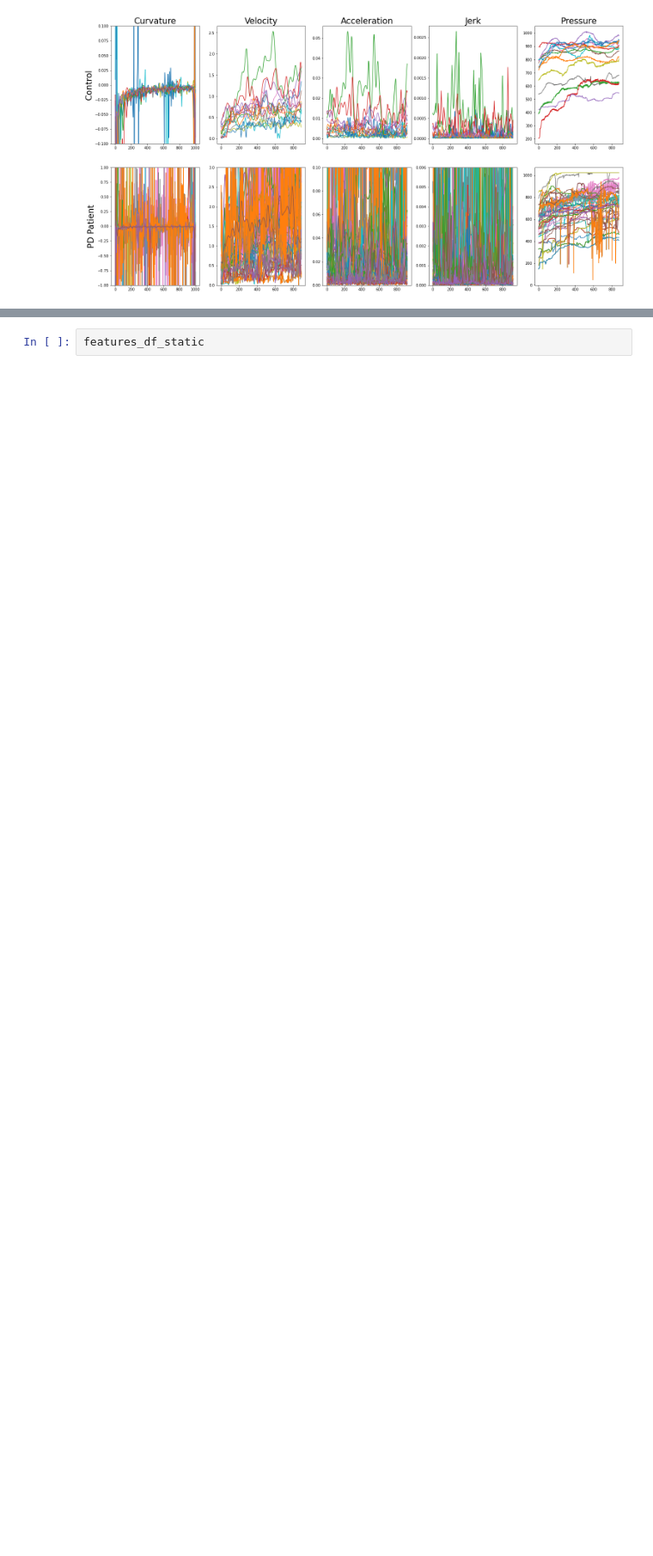
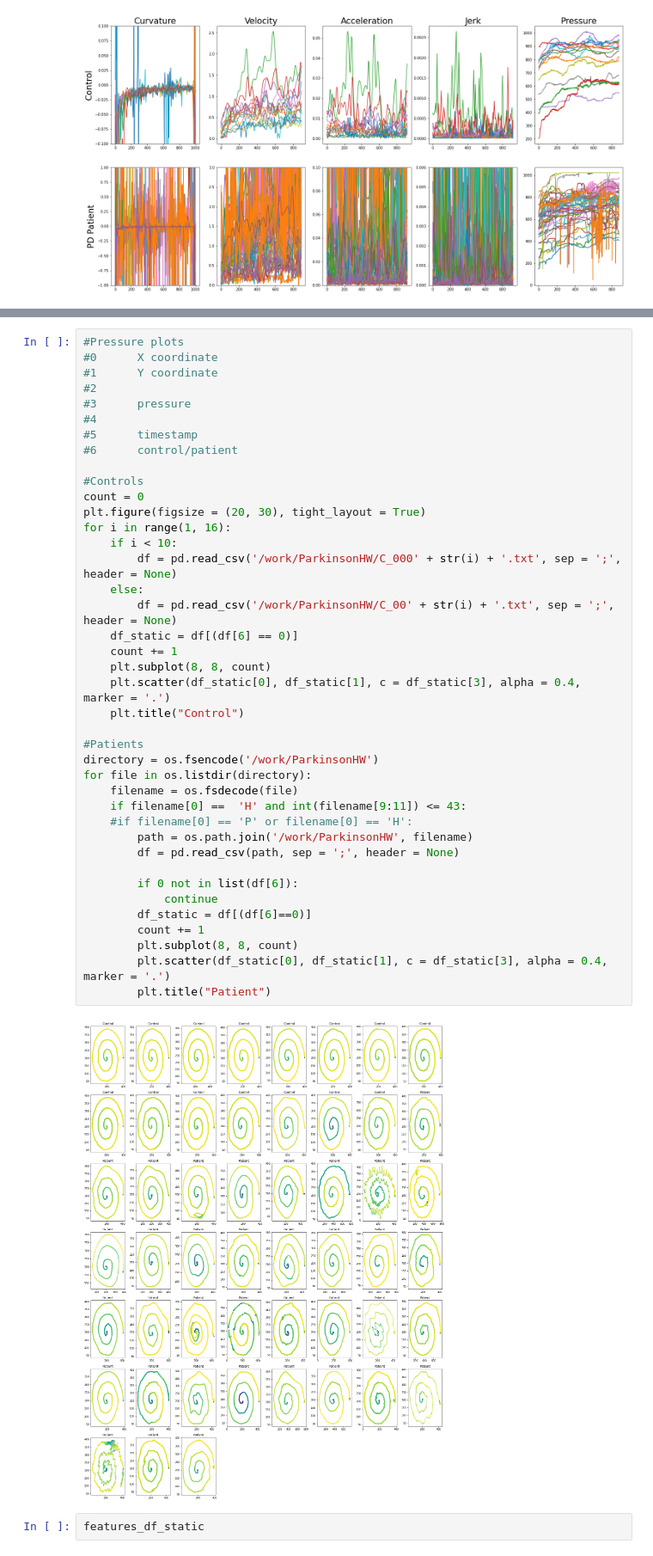
Before and after one commit to jaychandra3/NDD_Analysis, a Jupyter notebook: ParkinsonHW_features.ipynb, the cells around one changed output, grey strips where cells are left out. Shown at 86% size. Drawn from its saved outputs; the diff is of its cells as text; blank space fills up the shorter version.

```diff
--- a/ParkinsonHW_features.ipynb
+++ b/ParkinsonHW_features.ipynb
@@ -437,3 +486,45 @@ for file in os.listdir(directory):
+# %%
+#Pressure plots
+#0    	X coordinate
+#1    	Y coordinate
+#2
+#3    	pressure
+#4
+#5    	timestamp
+#6    	control/patient
+
+#Controls
+count = 0
+plt.figure(figsize = (20, 30), tight_layout = True)
+for i in range(1, 16):
+    if i < 10:
+        df = pd.read_csv('/work/ParkinsonHW/C_000' + str(i) + '.txt', sep = ';', header = None)
+    else:
+        df = pd.read_csv('/work/ParkinsonHW/C_00' + str(i) + '.txt', sep = ';', header = None)
+    df_static = df[(df[6] == 0)]
+    count += 1
+    plt.subplot(8, 8, count)
+    plt.scatter(df_static[0], df_static[1], c = df_static[3], alpha = 0.4, marker = '.')
+    plt.title("Control")
+
+#Patients
+directory = os.fsencode('/work/ParkinsonHW')
+for file in os.listdir(directory):
+    filename = os.fsdecode(file)
+    if filename[0] ==  'H' and int(filename[9:11]) <= 43:
+    #if filename[0] == 'P' or filename[0] == 'H':
+        path = os.path.join('/work/ParkinsonHW', filename)
+        df = pd.read_csv(path, sep = ';', header = None)
+
+        if 0 not in list(df[6]):
+            continue
+        df_static = df[(df[6]==0)]
+        count += 1
+        plt.subplot(8, 8, count)
+        plt.scatter(df_static[0], df_static[1], c = df_static[3], alpha = 0.4, marker = '.')
+        plt.title("Patient")
+# %% [output]
+[figure, added]
 # %%
 features_df_static
 # %% [output]
```
Also changed, not shown: parts of 7 cells of this notebook, 3 other files.
